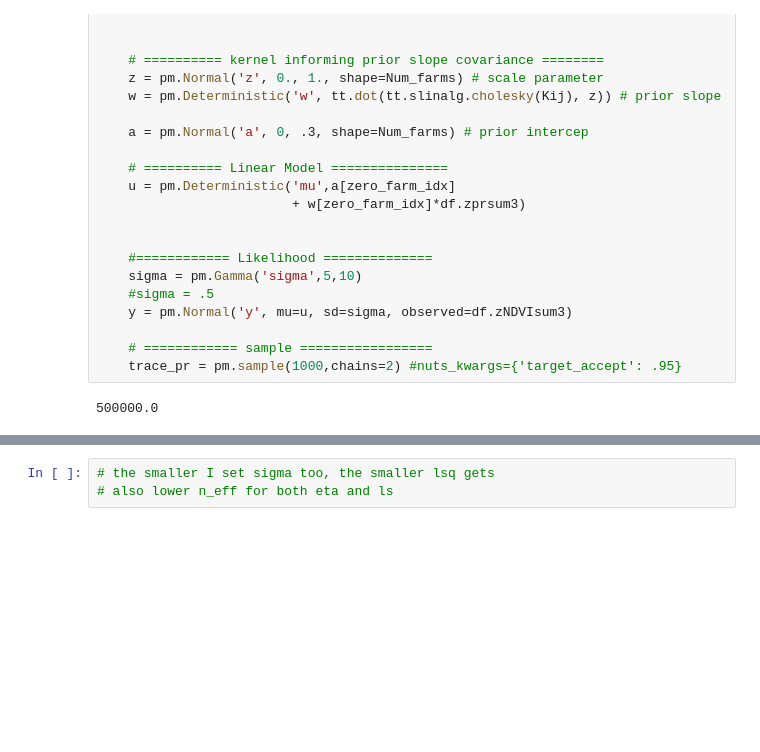
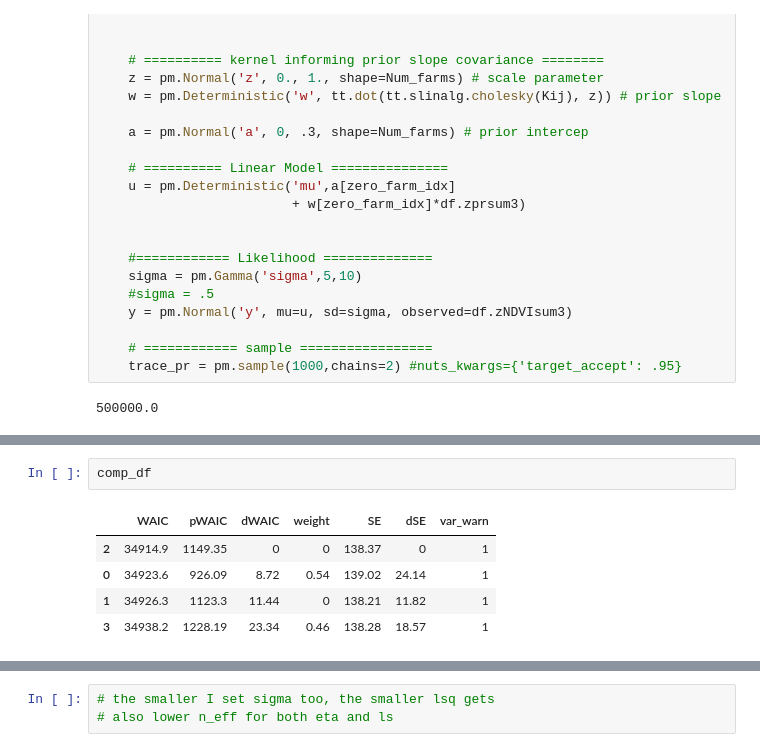
Before and after one commit to Mind-The-Data/GaussianProcess, a Jupyter notebook: SandboxGPs.ipynb, the cells around one changed output, grey strips where cells are left out. Cells and saved outputs as stored; diff of their text form; blank space fills up the shorter version.

```diff
--- a/SandboxGPs.ipynb
+++ b/SandboxGPs.ipynb
@@ -221,0 +317,8 @@ comp_df
+# %%
+comp_df
+# %% [output]
+|  | WAIC | pWAIC | dWAIC | weight | SE | dSE | var_warn |
+| 2 | 34914.9 | 1149.35 | 0 | 0 | 138.37 | 0 | 1 |
+| 0 | 34923.6 | 926.09 | 8.72 | 0.54 | 139.02 | 24.14 | 1 |
+| 1 | 34926.3 | 1123.3 | 11.44 | 0 | 138.21 | 11.82 | 1 |
+| 3 | 34938.2 | 1228.19 | 23.34 | 0.46 | 138.28 | 18.57 | 1 |
```
Also changed, not shown: parts of 14 cells of this notebook, 1 other file.
